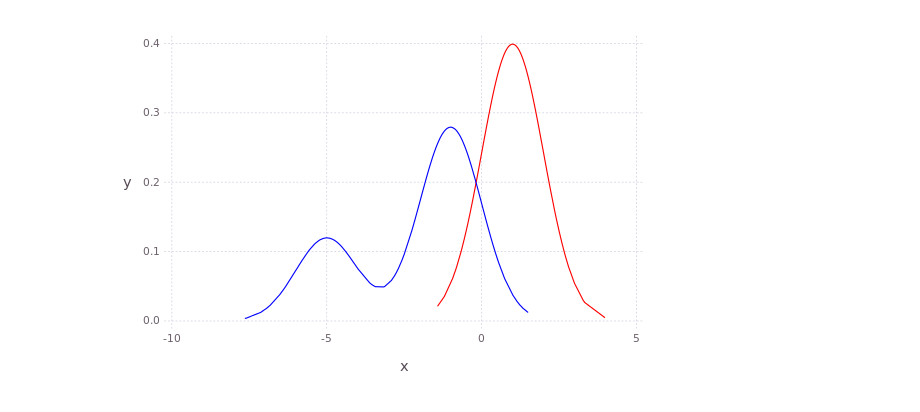
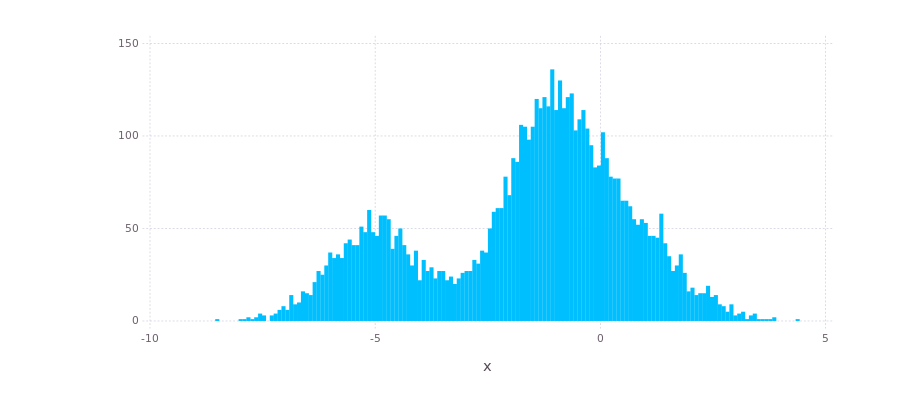
Before and after one commit to JuliaRobotics/IteratedProbabilisticClassification.jl, a Jupyter notebook: examples/FCBClassification1DExample.ipynb, the cells around one changed output. Drawn from its saved outputs; the diff is of its cells as text; code cells hidden in the pictures.

Commit message:
adding histograms

```diff
--- a/examples/FCBClassification1DExample.ipynb
+++ b/examples/FCBClassification1DExample.ipynb
@@ -22,16 +7,16 @@ before the new definition.
 # %%
 # modified EM classification algorithm has these major tuning parameter
 params = TuningParameters(
 Mfair=200,   # Cluster distribution approximation accuracy, more is better: 50 is bare minium, and computation slow above ~1000
 EMiters=40  # expectation maximization iterations to refine Cluster belief estimate classification assignments: 5 is minimum, and diminishing returns beyond ~70
 )
 
 # Example: simulated data with ground truth for reference
 N1, N2 = 5000, 1000
 data, groundtruth = simdata01_true(N1=N1,N2=N2)
 
-Gadfly.set_default_plot_size(15cm, 10cm)
-# a generic 1D plotting tool for IteratedProbablisticClassification
-plotUtil1D(groundtruth=groundtruth)
+# actual distribution of data
+Gadfly.set_default_plot_size(20cm, 10cm)
+plot(x=data.samples, Geom.histogram)
 # %% [output]
-[figure, old version]
+[figure, new version]
```
Also changed, not shown: parts of 12 cells of this notebook, 1 other file.
